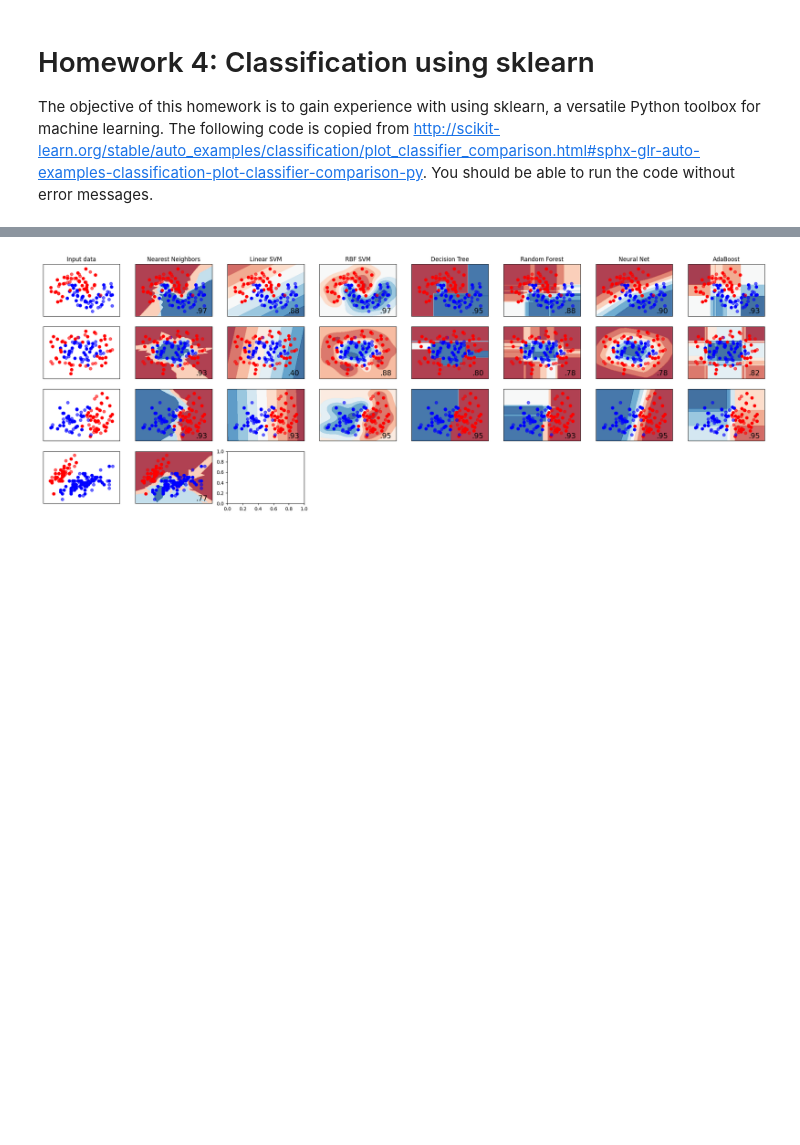
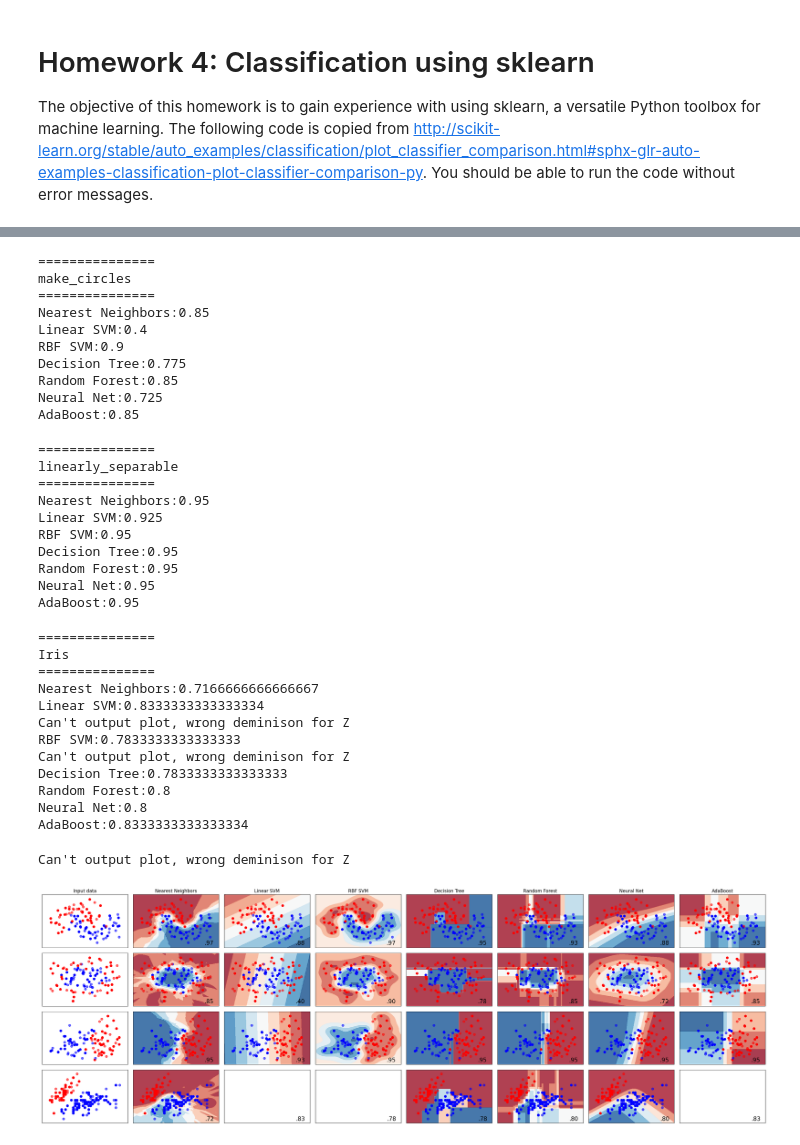
Before and after one commit to jiajingan/templeUniversity, a Jupyter notebook: CIS5526/hw4/CIS5526 2020 - Homework4.ipynb, the cells around one changed output, grey strips where cells are left out. Cells and saved outputs as stored; diff of their text form; code cells hidden in the pictures; blank space fills up the shorter version.

```diff
--- a/CIS5526/hw4/CIS5526 2020 - Homework4.ipynb
+++ b/CIS5526/hw4/CIS5526 2020 - Homework4.ipynb
@@ -39,14 +39,14 @@ names = ["Nearest Neighbors", "Linear SVM", "RBF SVM",
          "Decision Tree", "Random Forest", "Neural Net", "AdaBoost"]
 
 classifiers = [
-    KNeighborsClassifier(3),
+    KNeighborsClassifier(10, weights='distance'),
     SVC(kernel="linear", C=0.025),
-    SVC(gamma=2, C=1),
+    SVC(gamma=3, C=1),
 #    GaussianProcessClassifier(1.0 * RBF(1.0), warm_start=True),
     DecisionTreeClassifier(max_depth=5),
-    RandomForestClassifier(max_depth=5, n_estimators=10, max_features=1),
+    RandomForestClassifier(max_depth=5, n_estimators=10, max_features=2),
     MLPClassifier(alpha=1),
-    AdaBoostClassifier()]
+    AdaBoostClassifier( learning_rate=0.8,algorithm='SAMME')]
 #    GaussianNB(),
 #    QuadraticDiscriminantAnalysis()]
 
@@ -64,6 +64,8 @@ datasets = [make_moons(noise=0.3, random_state=0),
 
 figure = plt.figure(figsize=(27, 9))
 i = 1
+
+dsNames = ['make_moons', 'make_circles', 'linearly_separable', 'Iris']
 # iterate over datasets
 for ds_cnt, ds in enumerate(datasets):
     # preprocess dataset, split into training and test part
@@ -92,29 +94,34 @@ for ds_cnt, ds in enumerate(datasets):
     ax.set_xticks(())
     ax.set_yticks(())
     i += 1
+    print('===============')
+    print(dsNames[ds_cnt])
+    print('===============')
 
     # iterate over classifiers
     for name, clf in zip(names, classifiers):
         ax = plt.subplot(len(datasets), len(classifiers) + 1, i)
         clf.fit(X_train, y_train)
         score = clf.score(X_test, y_test)
-
+        print(f'{name}:{score}')
         # Plot the decision boundary. For that, we will assign a color to each
         # point in the mesh [x_min, x_max]x[y_min, y_max].
         if hasattr(clf, "decision_function"):
             Z = clf.decision_function(np.c_[xx.ravel(), yy.ravel()])
         else:
             Z = clf.predict_proba(np.c_[xx.ravel(), yy.ravel()])[:, 1]
+        try:
+            # Put the result into a color plot
+            Z = Z.reshape(xx.shape)
+            ax.contourf(xx, yy, Z, cmap=cm, alpha=.8)
 
-        # Put the result into a color plot
-        Z = Z.reshape(xx.shape)
-        ax.contourf(xx, yy, Z, cmap=cm, alpha=.8)
-
-        # Plot also the training points
-        ax.scatter(X_train[:, 0], X_train[:, 1], c=y_train, cmap=cm_bright)
-        # and testing points
-        ax.scatter(X_test[:, 0], X_test[:, 1], c=y_test, cmap=cm_bright,
-                   alpha=0.6)
+            # Plot also the training points
+            ax.scatter(X_train[:, 0], X_train[:, 1], c=y_train, cmap=cm_bright)
+            # and testing points
+            ax.scatter(X_test[:, 0], X_test[:, 1], c=y_test, cmap=cm_bright,
+                       alpha=0.6)
+        except:
+            print("Can't output plot, wrong deminison for Z")
 
         ax.set_xlim(xx.min(), xx.max())
         ax.set_ylim(yy.min(), yy.max())
@@ -133,4 +149,37 @@ ValueError: cannot reshape array of size 263889 into shape (327,269)
+===============
+make_circles
+===============
+Nearest Neighbors:0.85
+Linear SVM:0.4
+RBF SVM:0.9
+Decision Tree:0.775
+Random Forest:0.85
+Neural Net:0.725
+AdaBoost:0.85
+===============
+linearly_separable
+===============
+Nearest Neighbors:0.95
+Linear SVM:0.925
+RBF SVM:0.95
+Decision Tree:0.95
+Random Forest:0.95
+Neural Net:0.95
+AdaBoost:0.95
+===============
+Iris
+===============
+Nearest Neighbors:0.7166666666666667
+Linear SVM:0.8333333333333334
+Can't output plot, wrong deminison for Z
+RBF SVM:0.7833333333333333
+Can't output plot, wrong deminison for Z
+Decision Tree:0.7833333333333333
+Random Forest:0.8
+Neural Net:0.8
+AdaBoost:0.8333333333333334
+Can't output plot, wrong deminison for Z
-[figure, old version]
+[figure, new version]
 # %% [markdown]
 The code above trained several types of classifiers on 3 synthetic data sets. Among them are kNN and feedforward neural networks. There are also some other algorithms we will introduce during the course. At the moment, you do not have to worry what they are and how they work.
 
```
Also changed, not shown: parts of 10 cells of this notebook, 12 other files.
